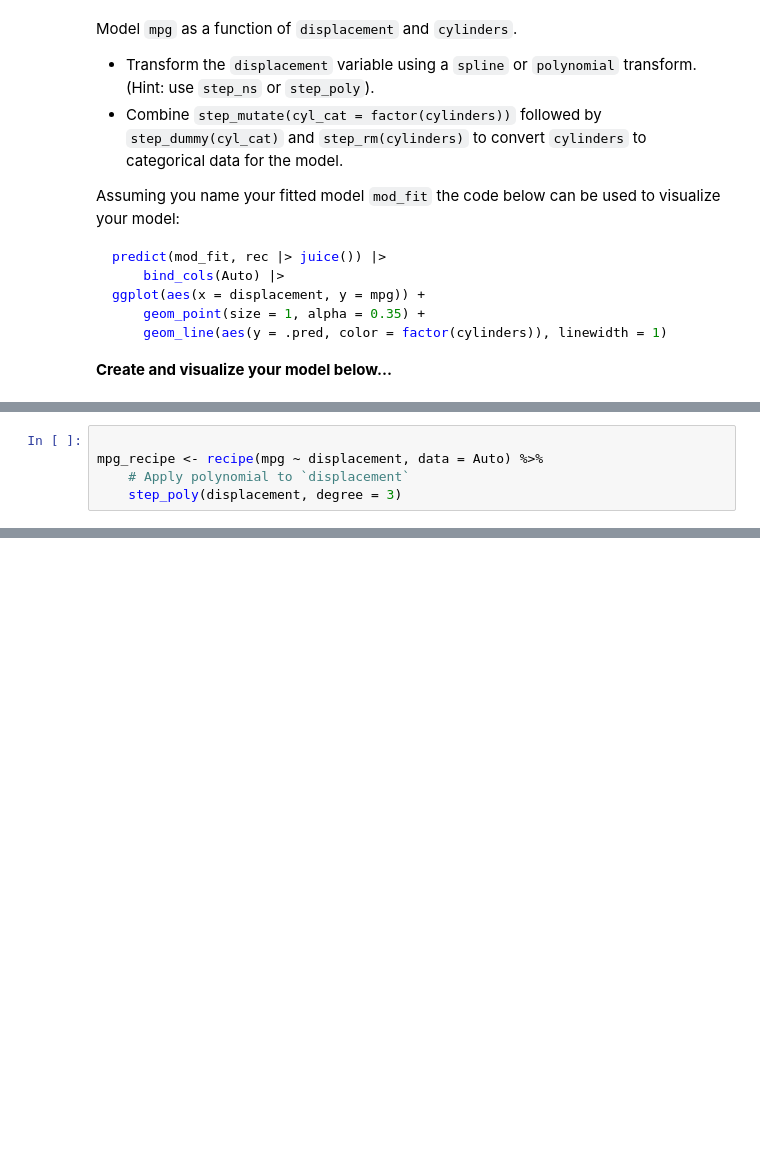
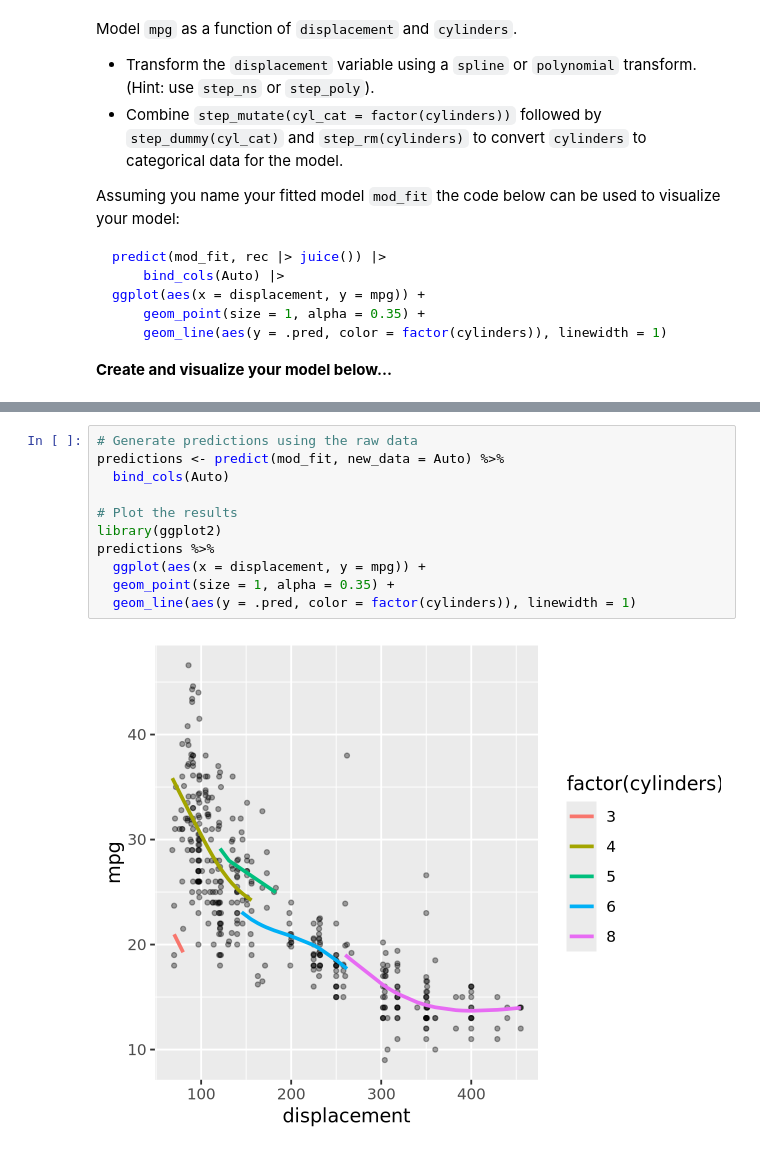
Before and after one commit to UNC-DATA-730/unit-12-assignment-AbelKosh, a Jupyter notebook: assignment12.ipynb, the cells around one changed output, grey strips where cells are left out. Saved outputs shown, nothing was run; the diff lists cells and outputs as text; blank space fills up the shorter version.

```diff
--- a/assignment12.ipynb
+++ b/assignment12.ipynb
@@ -115,5 +106,0 @@ ERROR: Error in step_ns(., displacement, deg_free = 5): could not find function
-# %%
-
-mpg_recipe <- recipe(mpg ~ displacement, data = Auto) %>%
-    # Apply polynomial to `displacement`
-    step_poly(displacement, degree = 3)
@@ -137,0 +141,13 @@ mod_fit
+# %%
+# Generate predictions using the raw data
+predictions <- predict(mod_fit, new_data = Auto) %>%
+  bind_cols(Auto)
+
+# Plot the results
+library(ggplot2)
+predictions %>%
+  ggplot(aes(x = displacement, y = mpg)) +
+  geom_point(size = 1, alpha = 0.35) +
+  geom_line(aes(y = .pred, color = factor(cylinders)), linewidth = 1)
+# %% [output]
+[figure, added]
```
Also changed, not shown: parts of 6 cells of this notebook.
